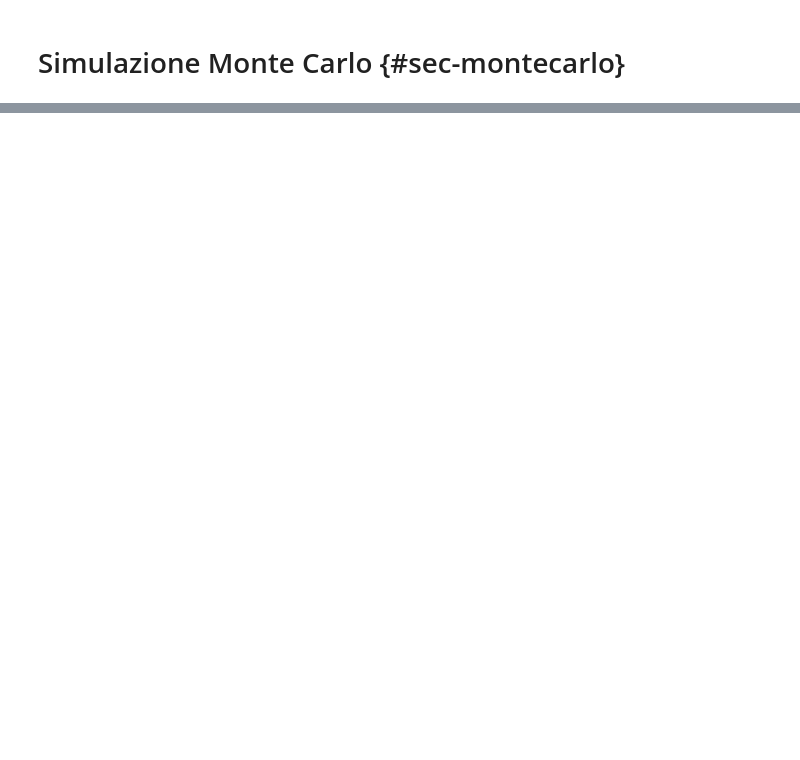
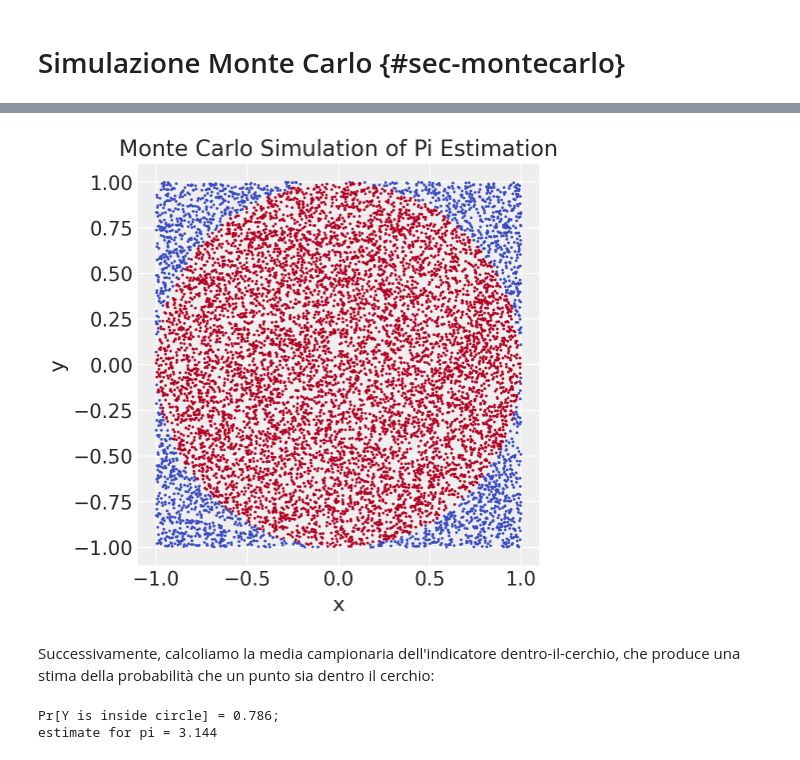
Before and after one commit to ccaudek/psicometria, a Jupyter notebook: chapters/chapter_7/a44_montecarlo.ipynb, the cells around one changed output, grey strips where cells are left out. Saved outputs shown, nothing was run; the diff lists cells and outputs as text; code cells hidden in the pictures; blank space fills up the shorter version.

```diff
--- a/chapters/chapter_7/a44_montecarlo.ipynb
+++ b/chapters/chapter_7/a44_montecarlo.ipynb
@@ -112,0 +84,39 @@ calcola_area_cerchio_metodo_monte_carlo(100000)
+# %%
+M = 10_000
+model = CmdStanModel(stan_file="../../stan/monte-carlo-pi.stan")
+
+sample = model.sample(
+    chains=1,
+    iter_warmup=1,
+    iter_sampling=M,
+    show_progress=False,
+    show_console=False,
+    seed=123,
+)
+
+x_draws = sample.stan_variable("x")
+y_draws = sample.stan_variable("y")
+inside_draws = sample.stan_variable("inside")
+pi_draws = sample.stan_variable("pi")
+
+df = pd.DataFrame({"N": 1000, "x": x_draws, "y": y_draws, "inside": inside_draws})
+
+plt.figure(figsize=(5, 5))
+plt.scatter(df["x"], df["y"], c=df["inside"], cmap="coolwarm", s=1)
+plt.xlabel("x")
+plt.ylabel("y")
+plt.title("Monte Carlo Simulation of Pi Estimation")
+plt.gca().set_aspect("equal", adjustable="box")
+plt.show()
+# %% [output]
+[figure, added]
+# %% [markdown]
+Successivamente, calcoliamo la media campionaria dell'indicatore dentro-il-cerchio, che produce una stima della probabilità che un punto sia dentro il cerchio:
+# %%
+Pr_is_inside = np.mean(inside_draws)
+pi_hat = np.mean(pi_draws)
+print(f"Pr[Y is inside circle] = {Pr_is_inside:.3f};")
+print(f"estimate for pi = {pi_hat:.3f}")
+# %% [output]
+Pr[Y is inside circle] = 0.786;
+estimate for pi = 3.144
```
Also changed, not shown: parts of 11 cells of this notebook, 31 other files.
